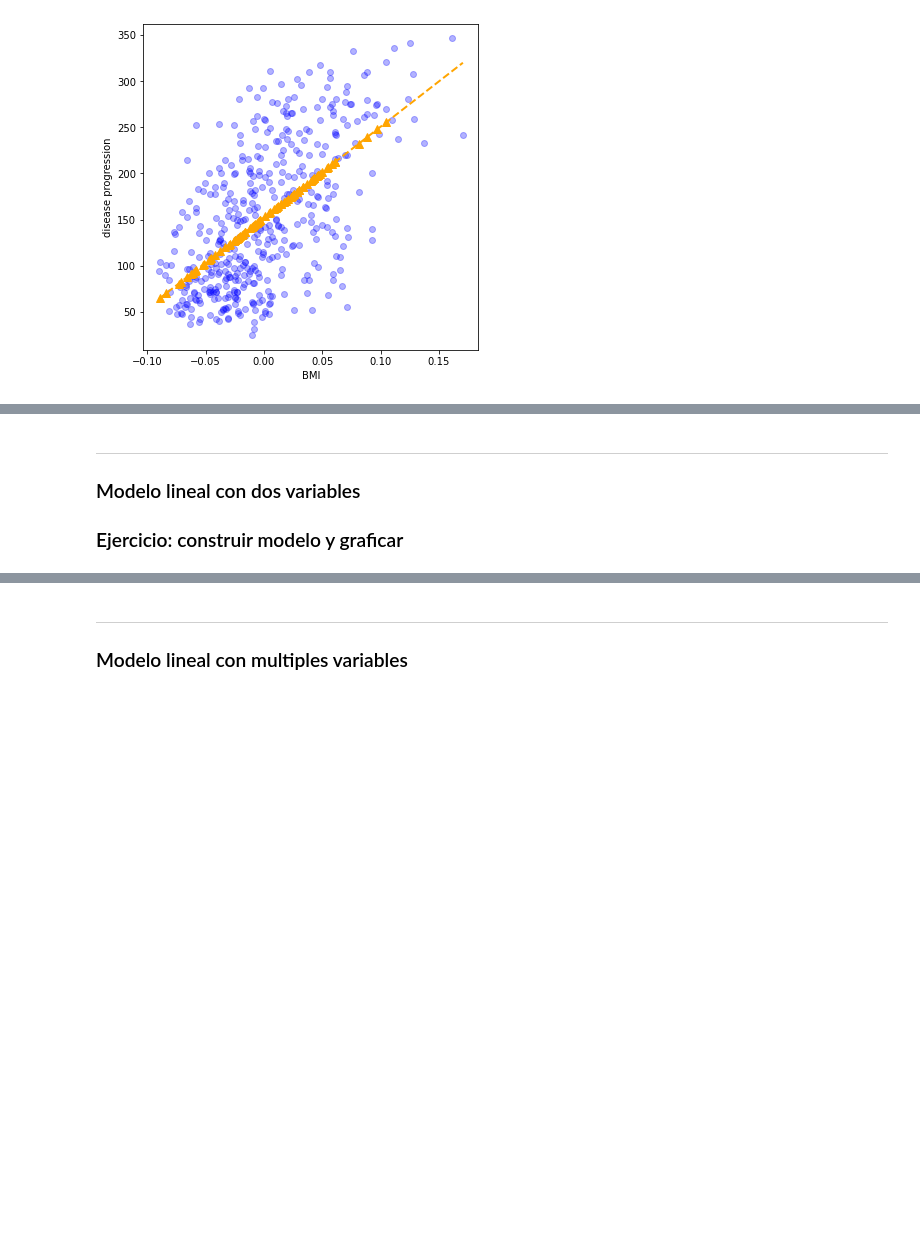
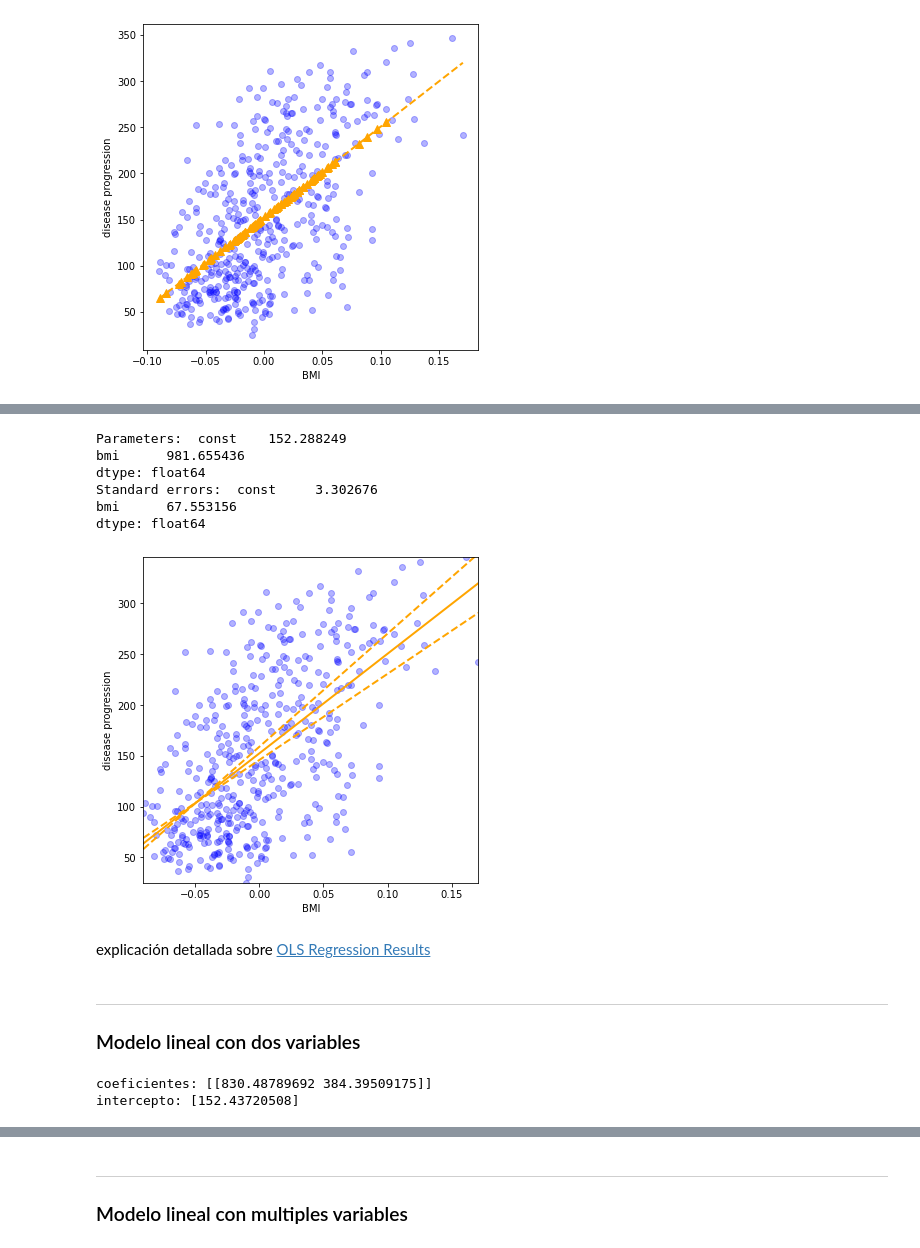
Before and after one commit to alrakomala/DataScienceDCI, a Jupyter notebook: aplicacion_algoritmos_ML/regresion_lineal.ipynb, the cells around one changed output, grey strips where cells are left out. Drawn from its saved outputs; the diff is of its cells as text; code cells hidden in the pictures; blank space fills up the shorter version.

```diff
--- a/aplicacion_algoritmos_ML/regresion_lineal.ipynb
+++ b/aplicacion_algoritmos_ML/regresion_lineal.ipynb
@@ -102,0 +111,15 @@ ax.set_ylabel('disease progression');
+# %%
+import statsmodels.api as sm
+
+X = df[['bmi']]
+y = df_target
+
+X = sm.add_constant(X) # añadir constante para calcular intercepto
+
+X_train, X_test, y_train, y_test = train_test_split(X, y, test_size=0.2, random_state=0)
+
+model = sm.OLS(y_train, X_train).fit()
+y_pred = model.predict(X_test)
+
+print_model = model.summary()
+print(print_model)
@@ -103,6 +144,58 @@ ax.set_ylabel('disease progression');
+# %%
+print('Parameters: ', model.params)
+print('Standard errors: ', model.bse)
+# %% [output]
+Parameters:  const    152.288249
+bmi      981.655436
+dtype: float64
+Standard errors:  const     3.302676
+bmi      67.553156
+dtype: float64
+# %%
+z = np.linspace(X.min(), X.max(), 100)
+m = model.params.bmi
+b = model.params.const
+
+## Intervalo de confianza
+conf_int = model.conf_int()
+
+m_low = conf_int[0]['bmi']
+m_up = conf_int[1]['bmi']
+b_low = conf_int[0]['const']
+b_up = conf_int[1]['const']
+
+fig, ax = plt.subplots(figsize=(6,6))
+ax.plot(X['bmi'], y['target'], 'ob', alpha=0.3)
+ax.plot(z, m*z + b, ls='-', color='orange', lw=2)
+ax.plot(z, m_low*z + b_low, ls='--', color='orange', lw=2)
+ax.plot(z, m_up*z + b_up, ls='--', color='orange', lw=2)
+ax.set_xlabel('BMI')
+ax.set_ylabel('disease progression')
+ax.set_xlim(X['bmi'].min(), X['bmi'].max())
+ax.set_ylim(y['target'].min(), y['target'].max())
+plt.show()
+# %% [output]
+[figure, added]
+# %% [markdown]
+explicación detallada sobre [OLS Regression Results](https://www.geeksforgeeks.org/interpreting-the-results-of-linear-regression-using-ols-summary/)
 # %% [markdown]
 ----
 
 ### Modelo lineal con dos variables
-
-### Ejercicio: construir modelo y graficar
+# %%
+X = df[['bmi', 'bp']]
+y = df_target
+
+X_train, X_test, y_train, y_test = train_test_split(X, y, test_size=0.2, random_state=0)
+
+modelo_2var = LinearRegression()
+
+modelo_2var.fit(X_train, y_train)
+
+y_pred = modelo_2var.predict(X_test)
+
+print('coeficientes:', modelo_2var.coef_)
+print('intercepto:', modelo_2var.intercept_)
+# %% [output]
+coeficientes: [[830.48789692 384.39509175]]
+intercepto: [152.43720508]
```
Also changed, not shown: parts of 17 cells of this notebook.
